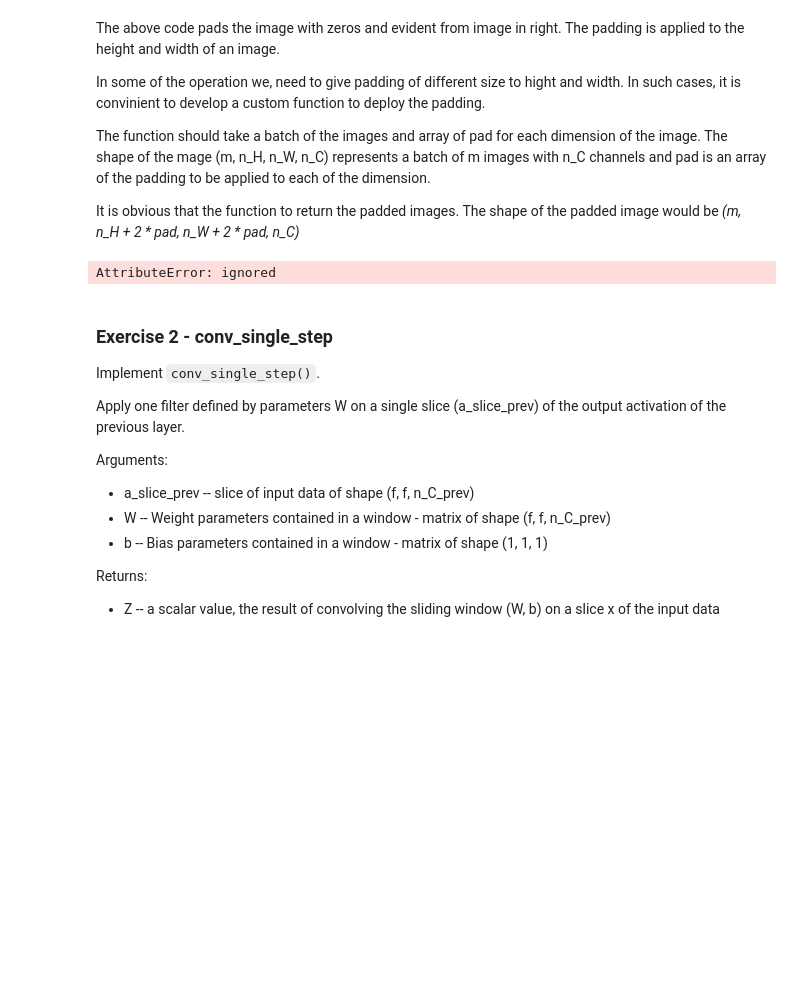
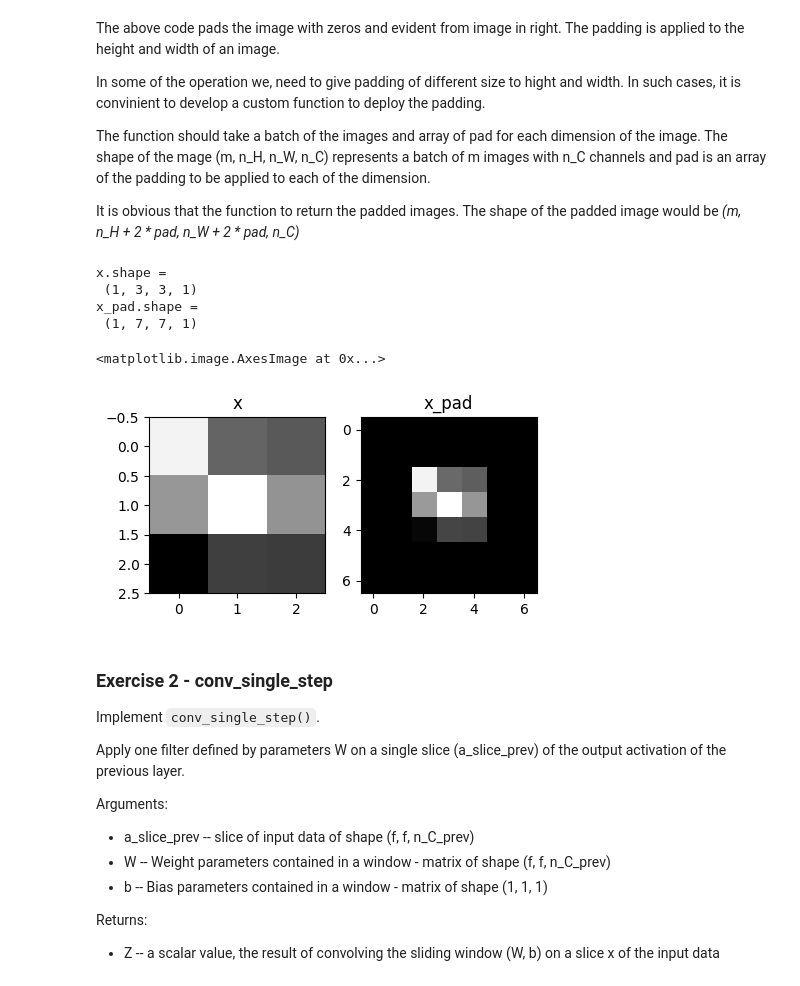
Before and after one commit to vkjadon/tf-CNN, a Jupyter notebook: tf116introCNN.ipynb, the cells around one changed output. Drawn from its saved outputs; the diff is of its cells as text; code cells hidden in the pictures; blank space fills up the shorter version.

```diff
--- a/tf116introCNN.ipynb
+++ b/tf116introCNN.ipynb
@@ -66,21 +66,26 @@ def zero_pad(X, pad):
 
   return X_pad
 # %%
-x = np.random.randint(1, 3, 3, 1)
+x=np.random.randint(0,256, size=(1,3,3,1))
 pad=np.array([(0,0), (2,2), (2,2), (0,0)])
 x_pad = zero_pad(x, pad)
 print ("x.shape =\n", x.shape)
 print ("x_pad.shape =\n", x_pad.shape)
-print ("x[1,1,1,0] =\n", x[0,1,1,0])
-print ("x_pad[1,1] =\n", x_pad[0])
+# print ("x[1,1,1,0] =\n", x[0,1,1,0])
+# print ("x_pad[1,1] =\n", x_pad[0])
 
 fig, axarr = plt.subplots(1, 2)
 axarr[0].set_title('x')
 axarr[0].imshow(x[0, :, :, 0])
 axarr[1].set_title('x_pad')
 axarr[1].imshow(x_pad[0, :, :, 0])
 # %% [output]
-AttributeError: ignored
+x.shape =
+ (1, 3, 3, 1)
+x_pad.shape =
+ (1, 7, 7, 1)
+<matplotlib.image.AxesImage at 0x...>
+[figure, added]
 # %% [markdown]
 ### Exercise 2 - conv_single_step
 Implement `conv_single_step()`.
```
